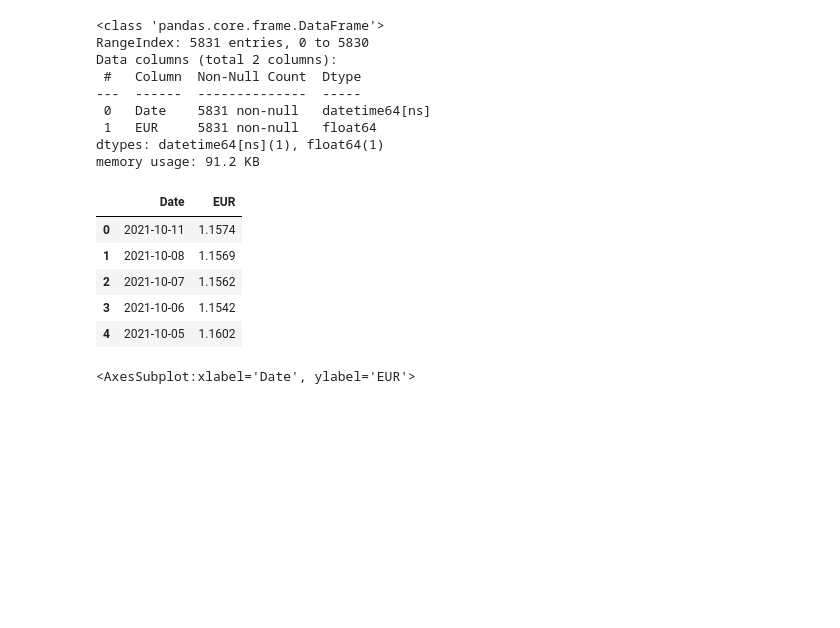
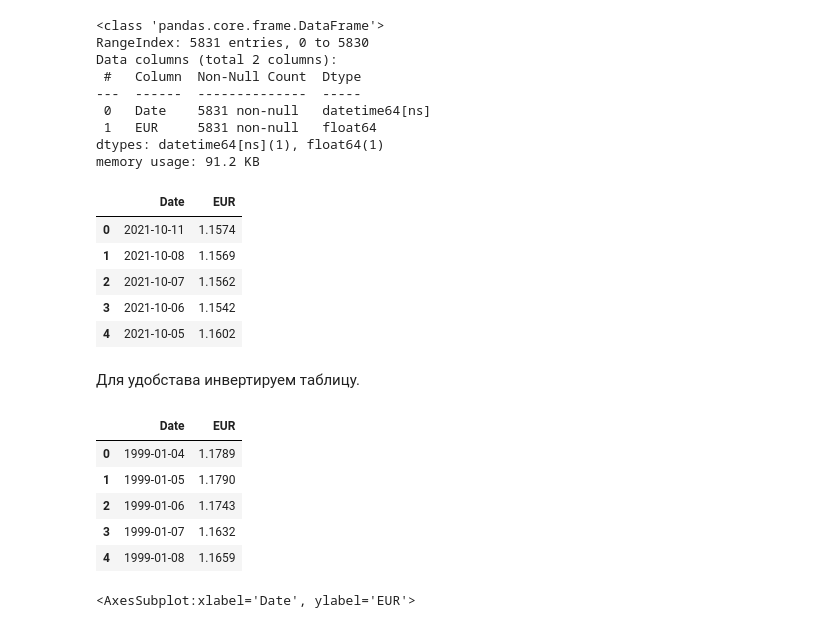
Before and after one commit to RelaxingCoyote/neural_networks, a Jupyter notebook: lb 1 dollar to euro forecasting/dollar_to_euro.ipynb, the cells around one changed output. Cells and saved outputs as stored; diff of their text form; code cells hidden in the pictures; blank space fills up the shorter version.

```diff
--- a/lb 1 dollar to euro forecasting/dollar_to_euro.ipynb
+++ b/lb 1 dollar to euro forecasting/dollar_to_euro.ipynb
@@ -101,6 +101,19 @@ df.head()
 | 2 | 2021-10-07 | 1.1562 |
 | 3 | 2021-10-06 | 1.1542 |
 | 4 | 2021-10-05 | 1.1602 |
+# %% [markdown]
+Для удобстава инвертируем таблицу.
+# %%
+df = df.iloc[::-1]
+df = df.reset_index(drop=True)
+df.head()
+# %% [output]
+|  | Date | EUR |
+| 0 | 1999-01-04 | 1.1789 |
+| 1 | 1999-01-05 | 1.1790 |
+| 2 | 1999-01-06 | 1.1743 |
+| 3 | 1999-01-07 | 1.1632 |
+| 4 | 1999-01-08 | 1.1659 |
 # %%
 sns.lineplot(x=df['Date'],y=df['EUR'])
 # %% [output]
```
Also changed, not shown: parts of 20 cells of this notebook.
